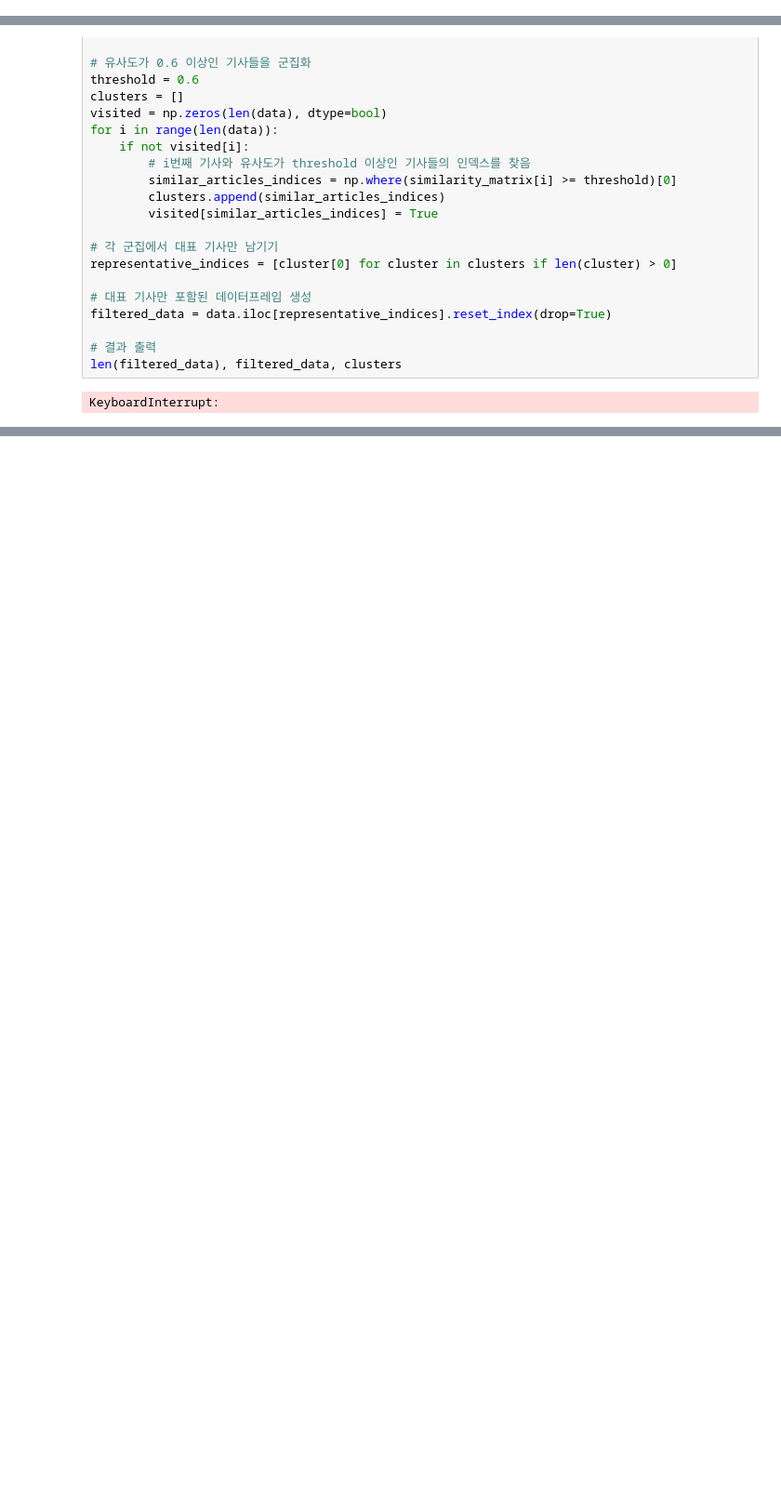
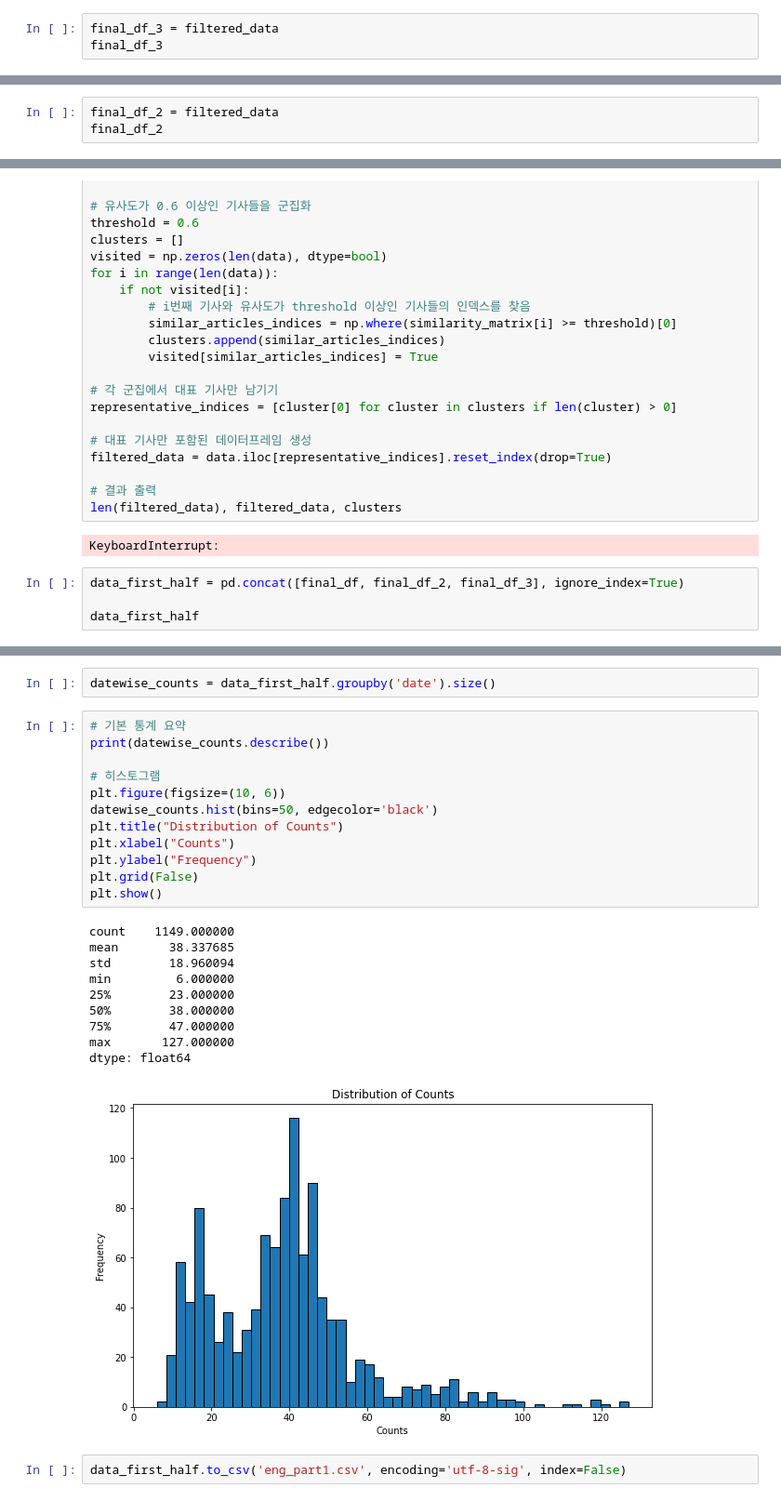
Before and after one commit to boyu571/LLM_based_investment_research, a Jupyter notebook: eng_news_data/2nd_stage_preprocessing_v1.ipynb, the cells around one changed output, grey strips where cells are left out. Shown at 93% size. Cells and saved outputs as stored; diff of their text form; blank space fills up the shorter version.

```diff
--- a/eng_news_data/2nd_stage_preprocessing_v1.ipynb
+++ b/eng_news_data/2nd_stage_preprocessing_v1.ipynb
@@ -89,0 +210,3 @@ data
+# %%
+final_df_3 = filtered_data
+final_df_3
@@ -89,0 +254,3 @@ data
+# %%
+final_df_2 = filtered_data
+final_df_2
@@ -254,3 +484,7 @@ filtered_data = data.iloc[representative_indices].reset_index(drop=True)
 len(filtered_data), filtered_data, clusters
 # %% [output]
 KeyboardInterrupt:
+# %%
+data_first_half = pd.concat([final_df, final_df_2, final_df_3], ignore_index=True)
+
+data_first_half
@@ -256,0 +505,27 @@ KeyboardInterrupt:
+# %%
+datewise_counts = data_first_half.groupby('date').size()
+# %%
+# 기본 통계 요약
+print(datewise_counts.describe())
+
+# 히스토그램
+plt.figure(figsize=(10, 6))
+datewise_counts.hist(bins=50, edgecolor='black')
+plt.title("Distribution of Counts")
+plt.xlabel("Counts")
+plt.ylabel("Frequency")
+plt.grid(False)
+plt.show()
+# %% [output]
+count    1149.000000
+mean       38.337685
+std        18.960094
+min         6.000000
+25%        23.000000
+50%        38.000000
+75%        47.000000
+max       127.000000
+dtype: float64
+[figure, added]
+# %%
+data_first_half.to_csv('eng_part1.csv', encoding='utf-8-sig', index=False)
```
Also changed, not shown: parts of 25 cells of this notebook, 6 other files.
